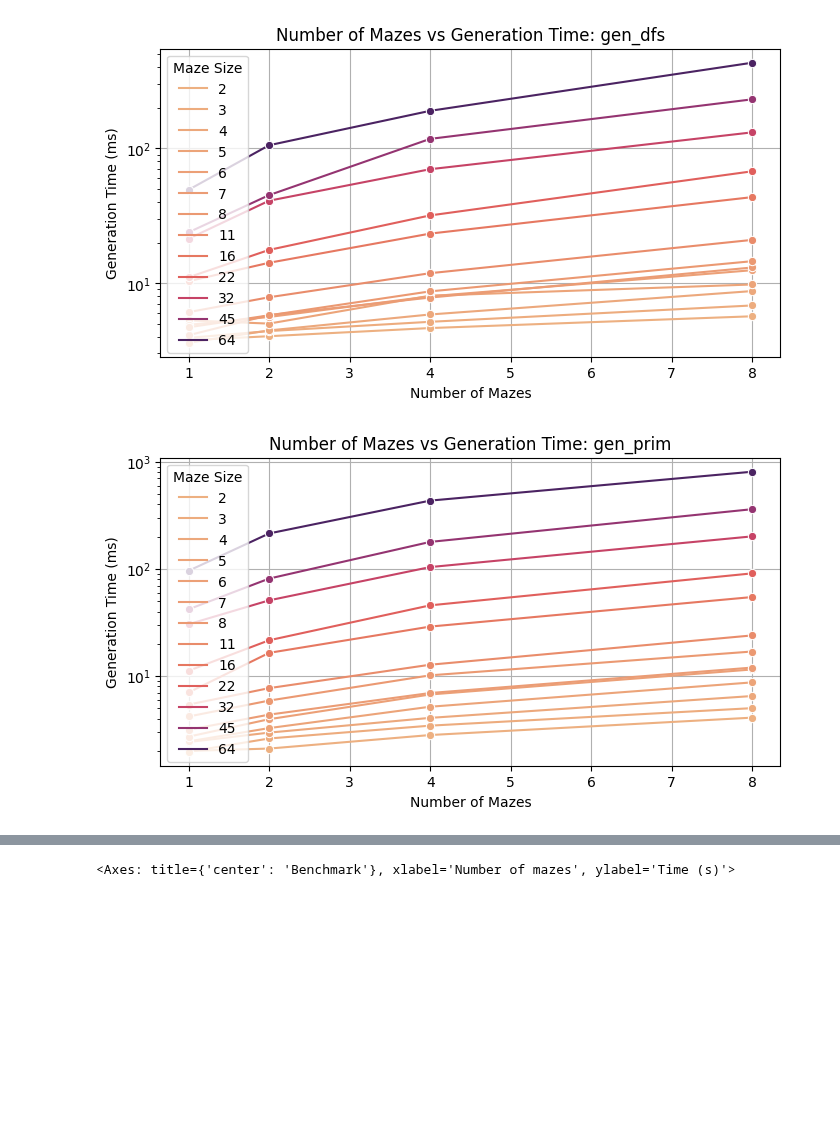
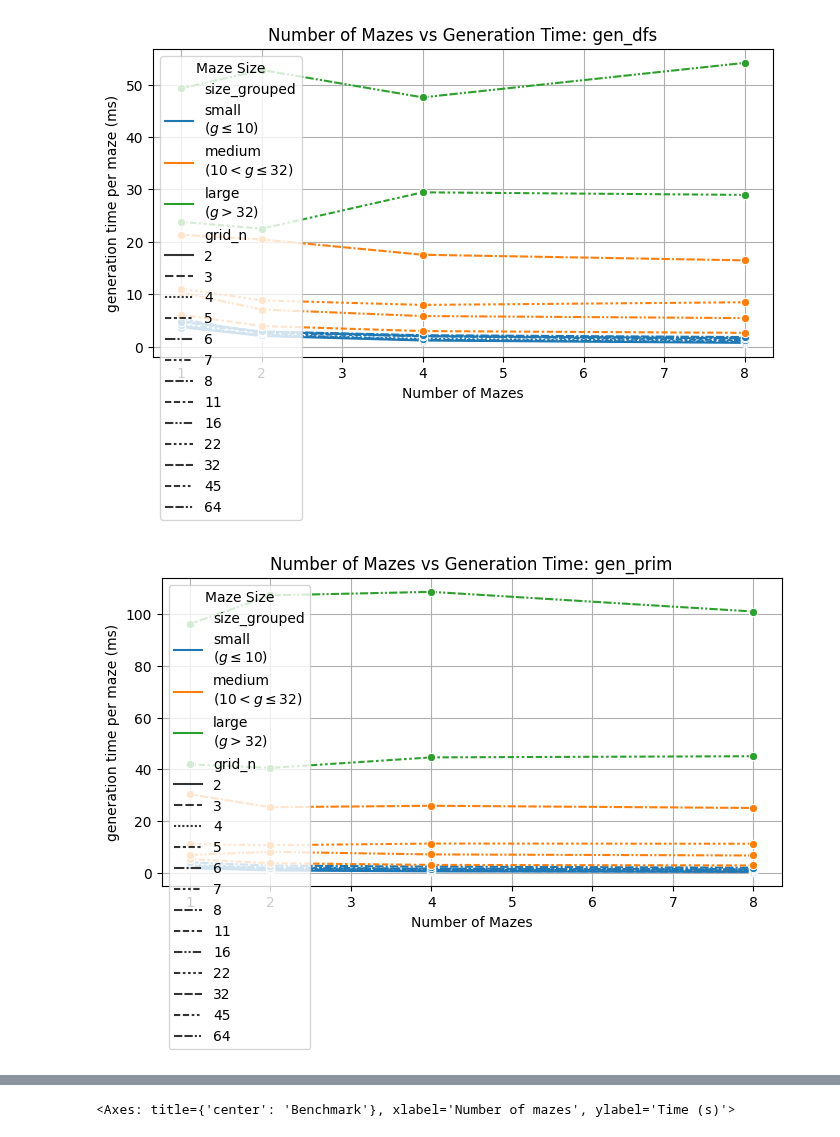
Before and after one commit to understanding-search/maze-dataset, a Jupyter notebook: docs/benchmarks/benchmark_analysis.ipynb, the cells around one changed output, grey strips where cells are left out. Cells and saved outputs as stored; diff of their text form; code cells hidden in the pictures; blank space fills up the shorter version.

```diff
--- a/docs/benchmarks/benchmark_analysis.ipynb
+++ b/docs/benchmarks/benchmark_analysis.ipynb
@@ -84,29 +123,28 @@ plt.show()
 # %%
-# Plot number of mazes vs generation time for each method and maze size
-# for each of the unique maze_ctor
 
 for maze_ctor in df['maze_ctor'].unique():
 	plt.figure(figsize=(8, 4))
 	sns.lineplot(
 		data=df[df['maze_ctor'] == maze_ctor],
 		x='n_mazes',
-		y='time_ms',
-		hue='grid_n',
+		y='time_normalized',
+		hue='size_grouped',
+		style='grid_n',
 		marker='o',
 		errorbar=None,
 		# logarithmic colormap
-		palette=sns.color_palette("flare", as_cmap=True),
+		# palette=sns.color_palette("flare", as_cmap=True),
 		# make legend contain all labels
 		legend='full',
 	)
 	plt.title(f'Number of Mazes vs Generation Time: {maze_ctor}')
 	plt.xlabel('Number of Mazes')
-	plt.ylabel('Generation Time (ms)')
+	plt.ylabel('generation time per maze (ms)')
 	# plt.xscale('log')
-	plt.yscale('log')
+	# plt.yscale('log')
 	plt.legend(title='Maze Size', loc='upper left')
 	plt.grid(True)
 	plt.show()
 # %% [output]
-[figure, old version]
+[figure, new version]
-[figure, old version]
+[figure, new version]
```
Also changed, not shown: parts of 3 cells of this notebook, 2 other files.
